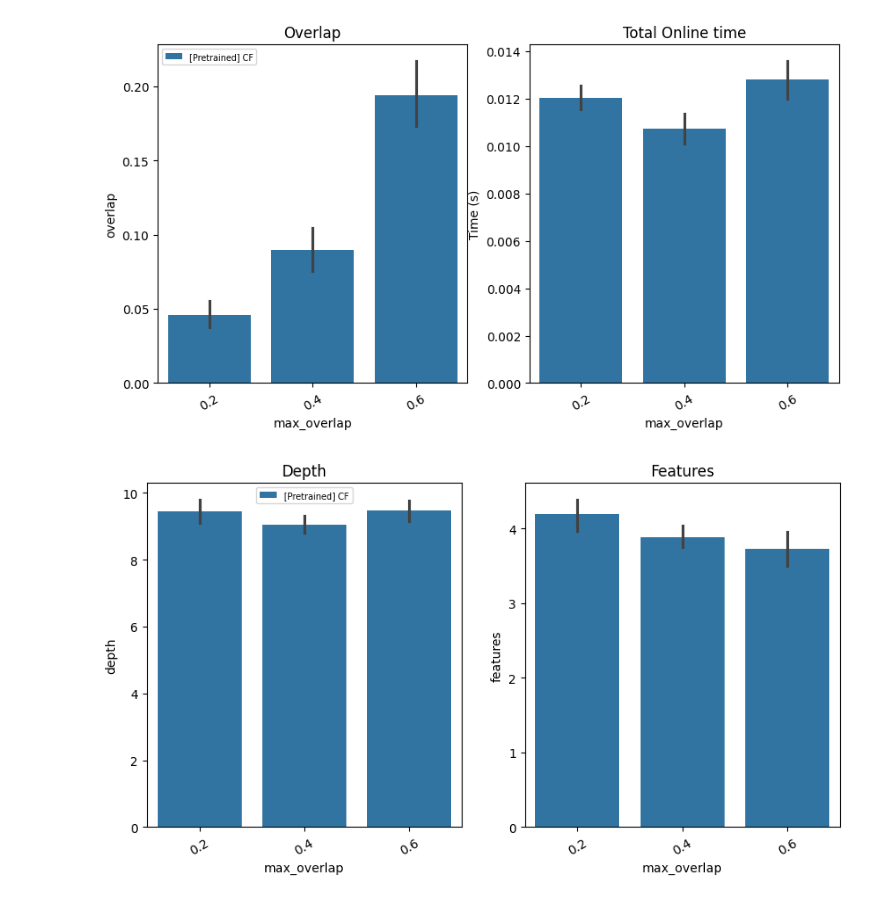
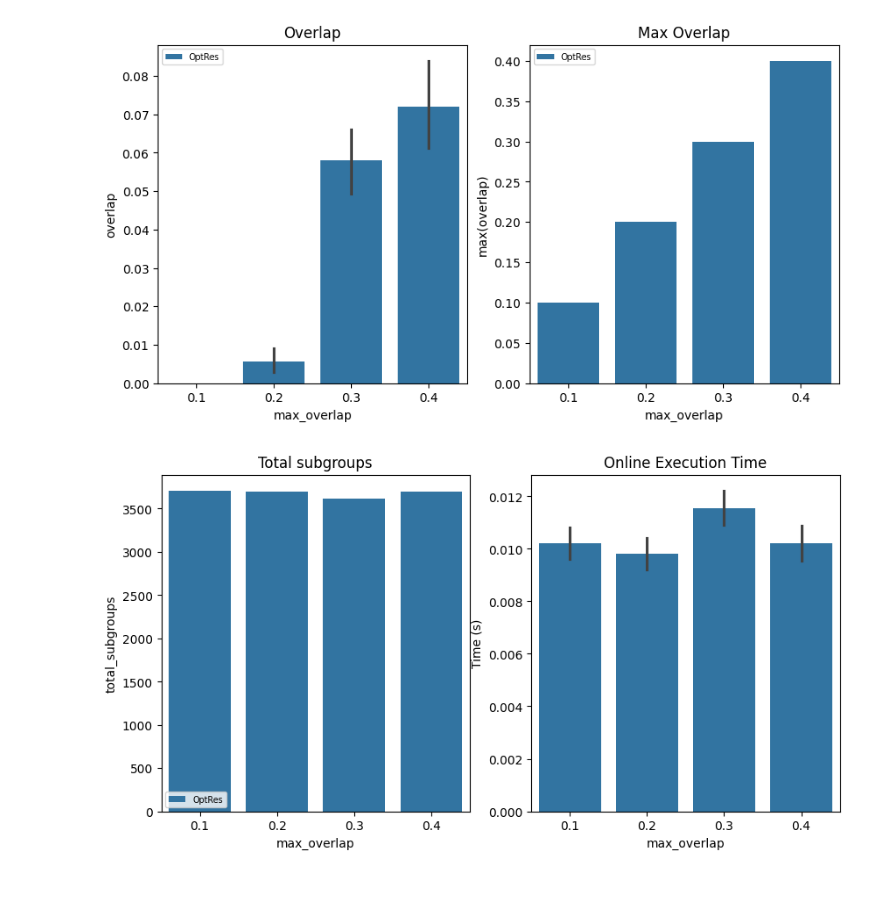
Before and after one commit to antonismand/Query-Driven-Data-Exploration-with-Heterogeneous-Treatment-Effects, a Jupyter notebook: experiments/topk_params.ipynb, the cells around one changed output. Saved outputs shown, nothing was run; the diff lists cells and outputs as text; code cells hidden in the pictures.

```diff
--- a/experiments/topk_params.ipynb
+++ b/experiments/topk_params.ipynb
@@ -14,6 +50,7 @@ topK_params_experiment(param_name = "w", param_values=[0,0.2, 0.4, 0.6,0.8,1], s
 # %%
-from trees.experiment import topK_params_experiment
+from trees.experiment import TopKExperiment
 from trees.topk import *
 
-topK_params_experiment(param_name = "max_overlap", param_values=[0.2, 0.4, 0.6], scanners=[OptRes])
+exp2 = TopKExperiment(var_name= "max_overlap", var_values=[0.1, 0.2, 0.3, 0.4], topk_methods=[OptRes])
+exp2.plots(hue="topK_algorithm")
 # %% [output]
@@ -21,2 +58,2 @@ topK_params_experiment(param_name = "max_overlap", param_values=[0.2, 0.4, 0.6],
-[figure, old version]
+[figure, new version]
-[figure, old version]
+[figure, new version]
```
Also changed, not shown: parts of 12 cells of this notebook, 1 other file.
